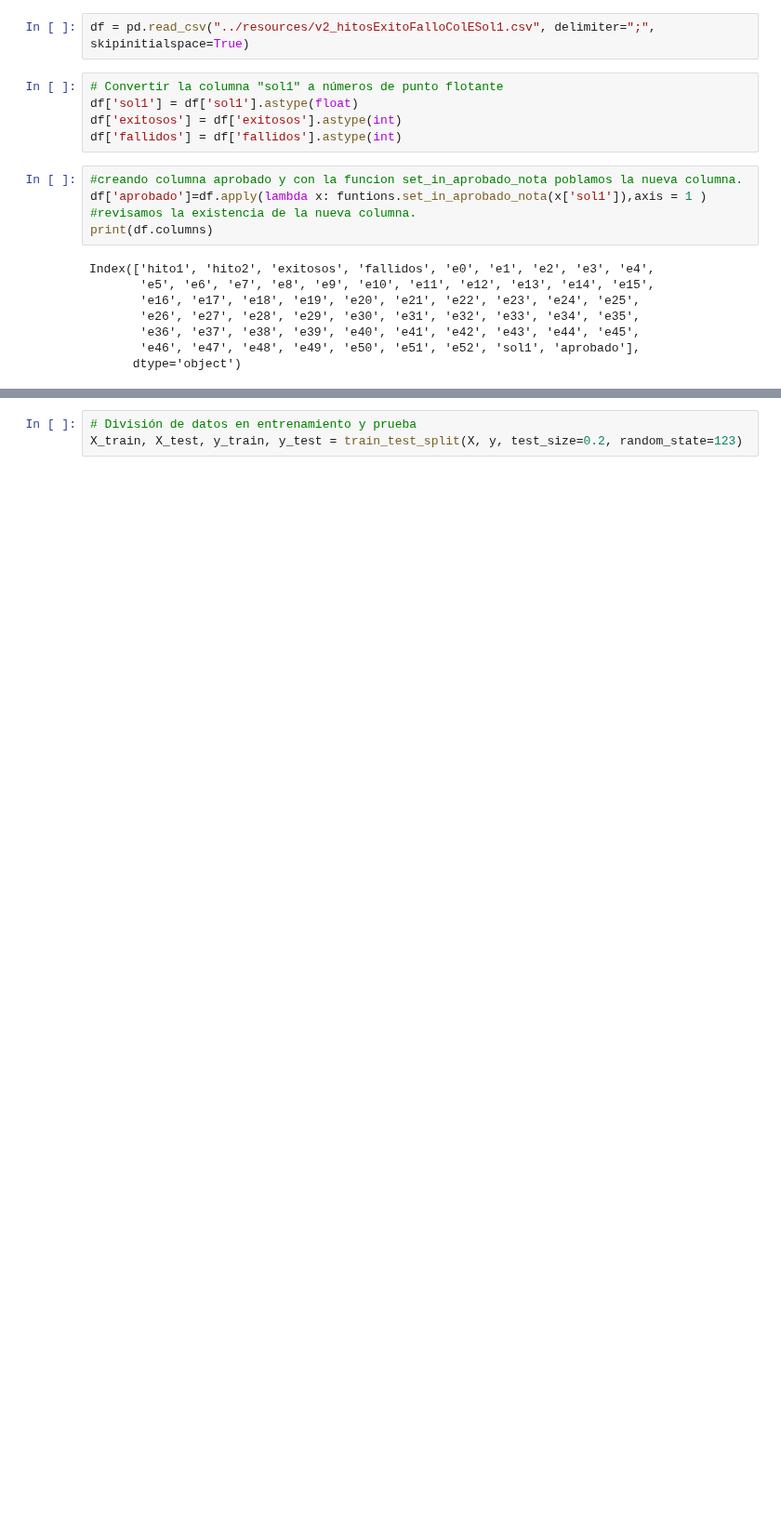
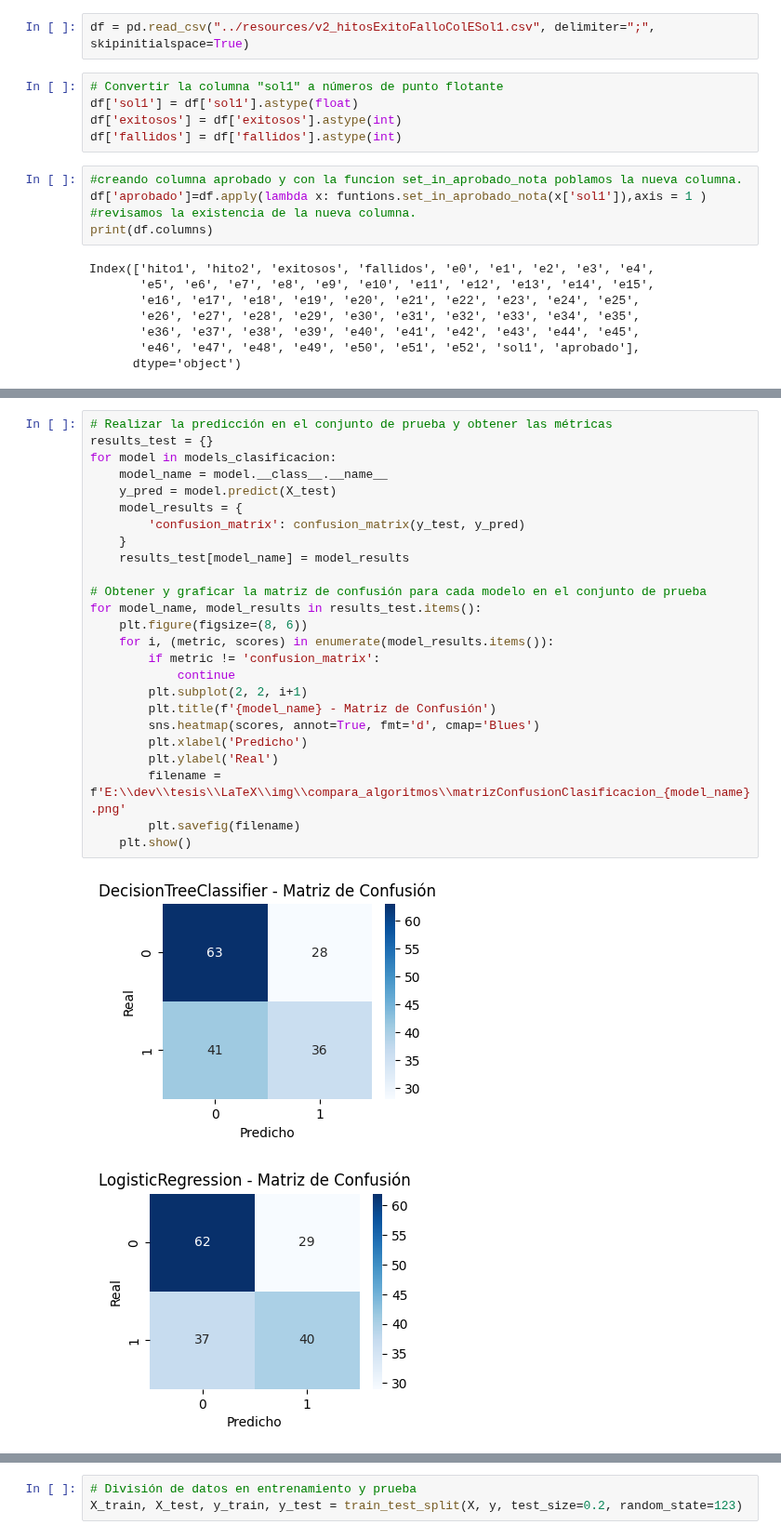
Before and after one commit to tonporaqui/tesis, a Jupyter notebook: jupyter_notebook/notebooks/compara_algoritmos.ipynb, the cells around one changed output, grey strips where cells are left out. Shown at 93% size. Saved outputs shown, nothing was run; the diff lists cells and outputs as text; blank space fills up the shorter version.

```diff
--- a/jupyter_notebook/notebooks/compara_algoritmos.ipynb
+++ b/jupyter_notebook/notebooks/compara_algoritmos.ipynb
@@ -104,0 +252,28 @@ X = df[
+# %%
+# Realizar la predicción en el conjunto de prueba y obtener las métricas
+results_test = {}
+for model in models_clasificacion:
+    model_name = model.__class__.__name__
+    y_pred = model.predict(X_test)
+    model_results = {
+        'confusion_matrix': confusion_matrix(y_test, y_pred)
+    }
+    results_test[model_name] = model_results
+
+# Obtener y graficar la matriz de confusión para cada modelo en el conjunto de prueba
+for model_name, model_results in results_test.items():
+    plt.figure(figsize=(8, 6))
+    for i, (metric, scores) in enumerate(model_results.items()):
+        if metric != 'confusion_matrix':
+            continue
+        plt.subplot(2, 2, i+1)
+        plt.title(f'{model_name} - Matriz de Confusión')
+        sns.heatmap(scores, annot=True, fmt='d', cmap='Blues')
+        plt.xlabel('Predicho')
+        plt.ylabel('Real')
+        filename = f'E:\\dev\\tesis\\LaTeX\\img\\compara_algoritmos\\matrizConfusionClasificacion_{model_name}.png'
+        plt.savefig(filename)
+    plt.show()
+# %% [output]
+[figure, added]
+[figure, added]
```
Also changed, not shown: parts of 20 cells of this notebook, 11 other files.
